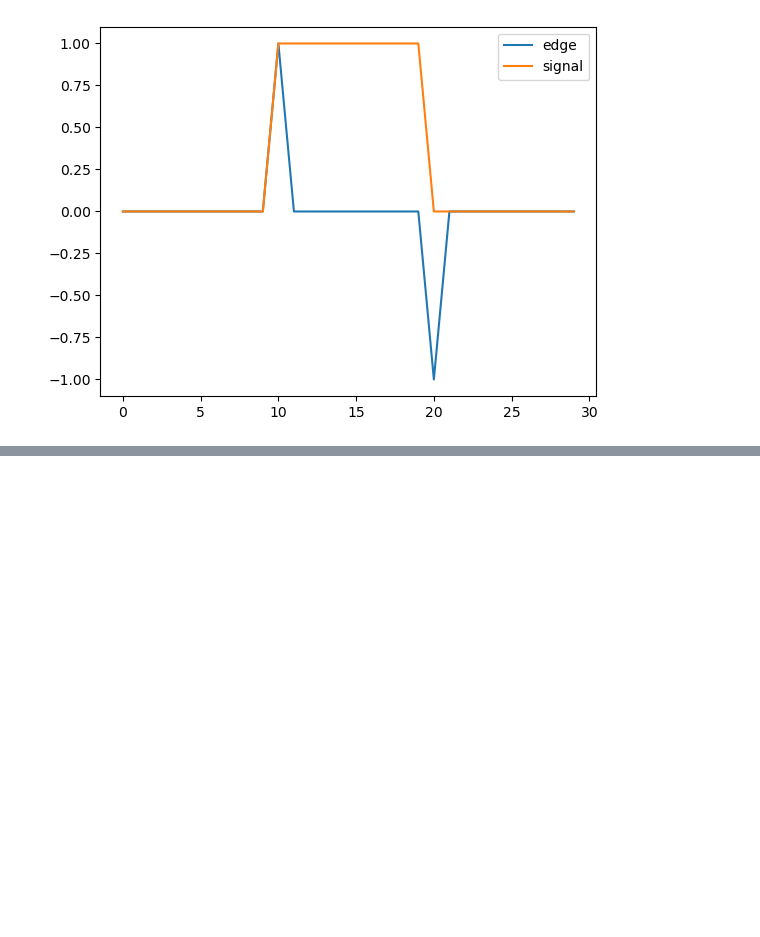
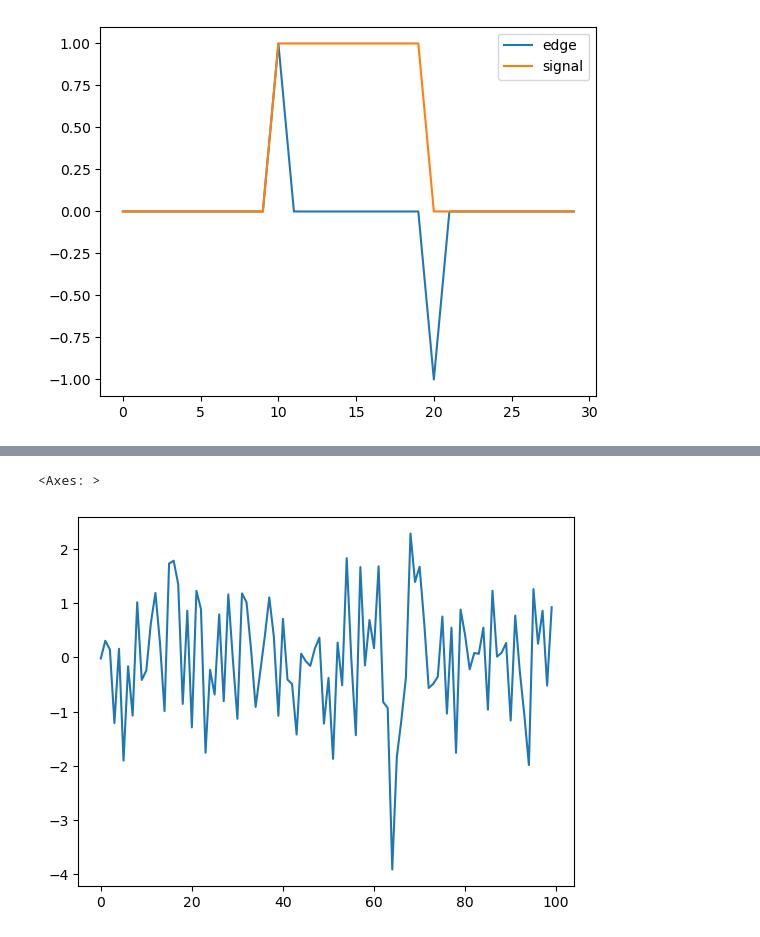
Before and after one commit to mohammadkhoubrou/Linear-Algebra-with-NumPy, a Jupyter notebook: chap4_pracitce.ipynb, the cells around one changed output, grey strips where cells are left out. Saved outputs shown, nothing was run; the diff lists cells and outputs as text; code cells hidden in the pictures; blank space fills up the shorter version.

```diff
--- a/chap4_pracitce.ipynb
+++ b/chap4_pracitce.ipynb
@@ -103,0 +113,6 @@ sns.lineplot(data=signal,label="signal")
+# %%
+signal1 = np.random.randn(100)
+sns.lineplot(data=signal1)
+# %% [output]
+<Axes: >
+[figure, added]
```
Also changed, not shown: parts of 13 cells of this notebook.
